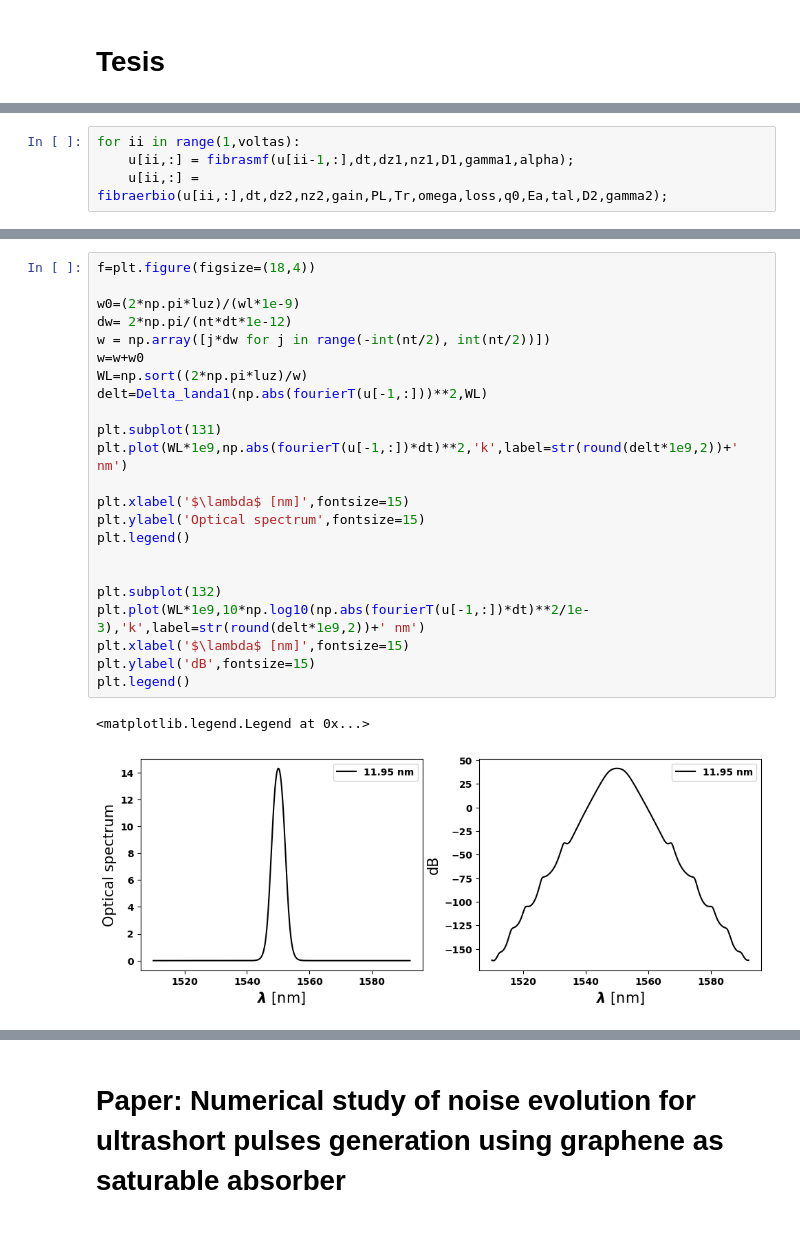
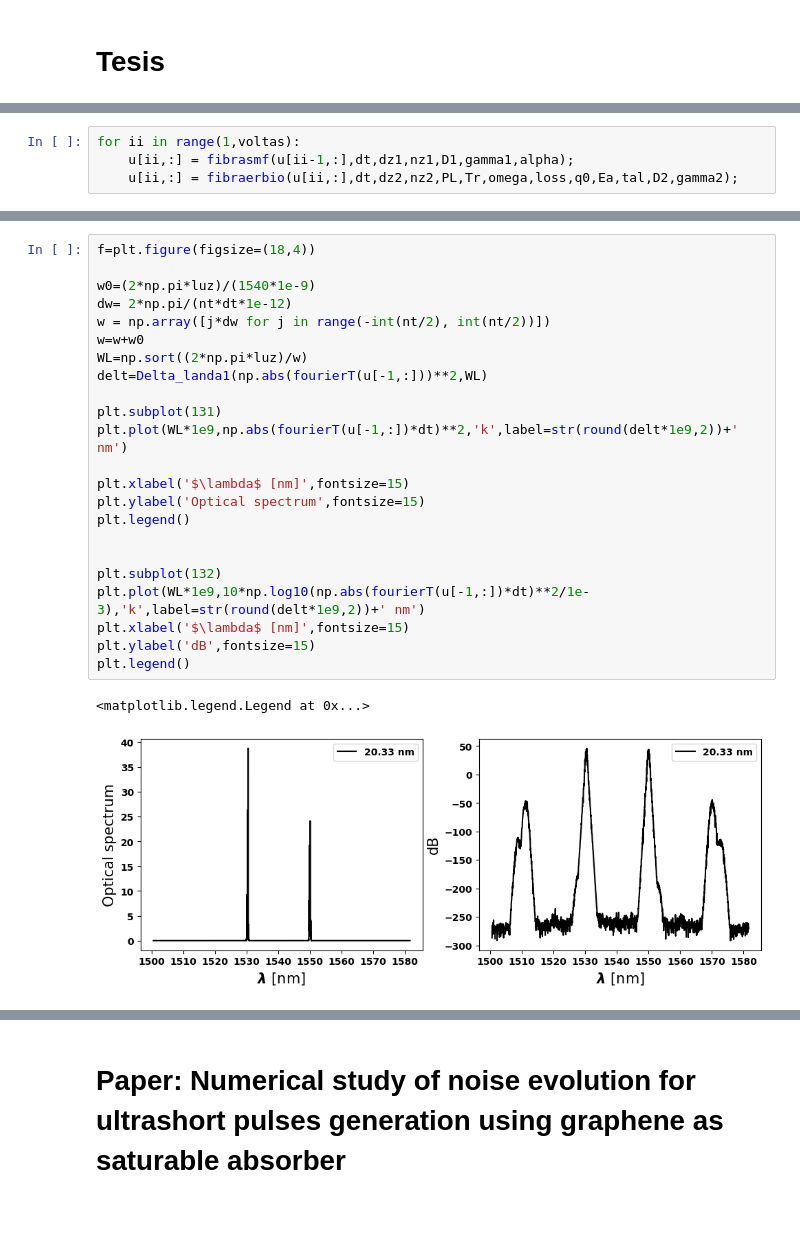
Before and after one commit to EstebanM-98/University_codes, a Jupyter notebook: Ingenieria/Nonlinear_Optics/Dualband/evol_ultrashort(1).ipynb, the cells around one changed output, grey strips where cells are left out. Saved outputs shown, nothing was run; the diff lists cells and outputs as text.

```diff
--- a/Ingenieria/Nonlinear_Optics/Dualband/evol_ultrashort(1).ipynb
+++ b/Ingenieria/Nonlinear_Optics/Dualband/evol_ultrashort(1).ipynb
@@ -173,7 +237,7 @@ Text(0, 0.5, 'Power/W')
 # %%
 for ii in range(1,voltas):
     u[ii,:] = fibrasmf(u[ii-1,:],dt,dz1,nz1,D1,gamma1,alpha);
-    u[ii,:] = fibraerbio(u[ii,:],dt,dz2,nz2,gain,PL,Tr,omega,loss,q0,Ea,tal,D2,gamma2);
+    u[ii,:] = fibraerbio(u[ii,:],dt,dz2,nz2,PL,Tr,omega,loss,q0,Ea,tal,D2,gamma2);
 # %%
 f=plt.figure(figsize=(18,4))
 
@@ -227,29 +290,29 @@ plt.xticks(x_positions, np.sort(x_labels),fontsize=20)
 # %%
 f=plt.figure(figsize=(18,4))
 
-w0=(2*np.pi*luz)/(wl*1e-9)
+w0=(2*np.pi*luz)/(1540*1e-9)
 dw= 2*np.pi/(nt*dt*1e-12)
 w = np.array([j*dw for j in range(-int(nt/2), int(nt/2))])
 w=w+w0
 WL=np.sort((2*np.pi*luz)/w)
 delt=Delta_landa1(np.abs(fourierT(u[-1,:]))**2,WL)
 
 plt.subplot(131)
 plt.plot(WL*1e9,np.abs(fourierT(u[-1,:])*dt)**2,'k',label=str(round(delt*1e9,2))+' nm')
 
 plt.xlabel('$\lambda$ [nm]',fontsize=15)
 plt.ylabel('Optical spectrum',fontsize=15)
 plt.legend()
 
 
 plt.subplot(132)
 plt.plot(WL*1e9,10*np.log10(np.abs(fourierT(u[-1,:])*dt)**2/1e-3),'k',label=str(round(delt*1e9,2))+' nm')
 plt.xlabel('$\lambda$ [nm]',fontsize=15)
 plt.ylabel('dB',fontsize=15)
 plt.legend()
 # %% [output]
 <matplotlib.legend.Legend at 0x...>
-[figure, old version]
+[figure, new version]
 # %%
 f=plt.figure(figsize=(10,10),dpi=200)
 
```
Also changed, not shown: parts of 6 cells of this notebook.
